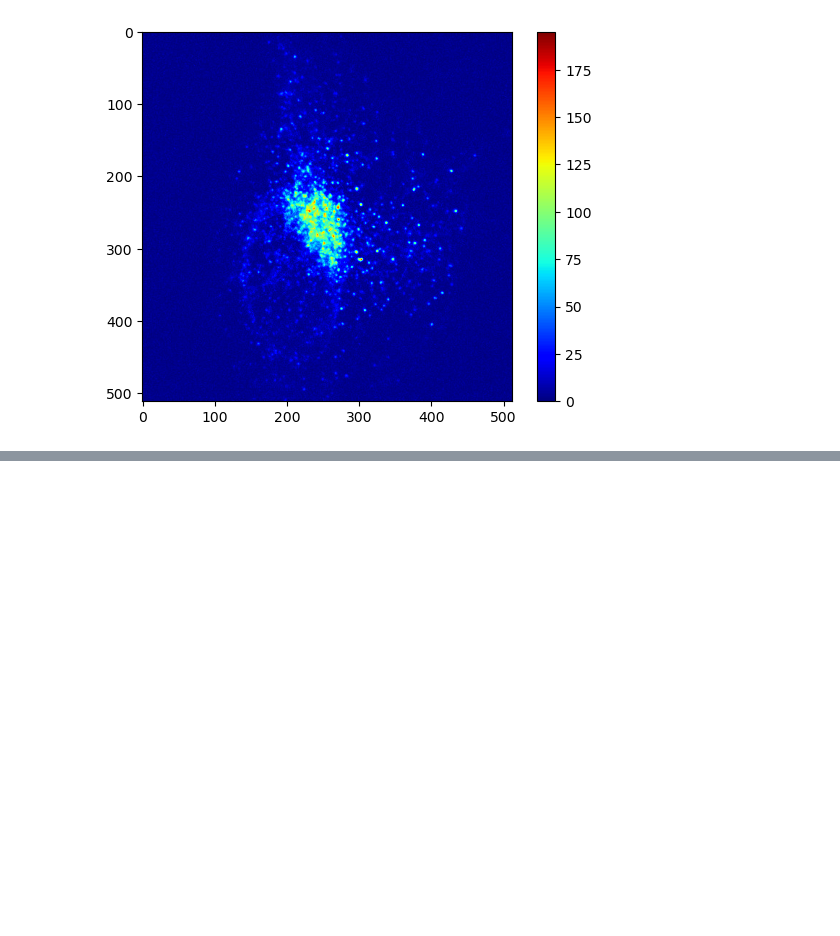
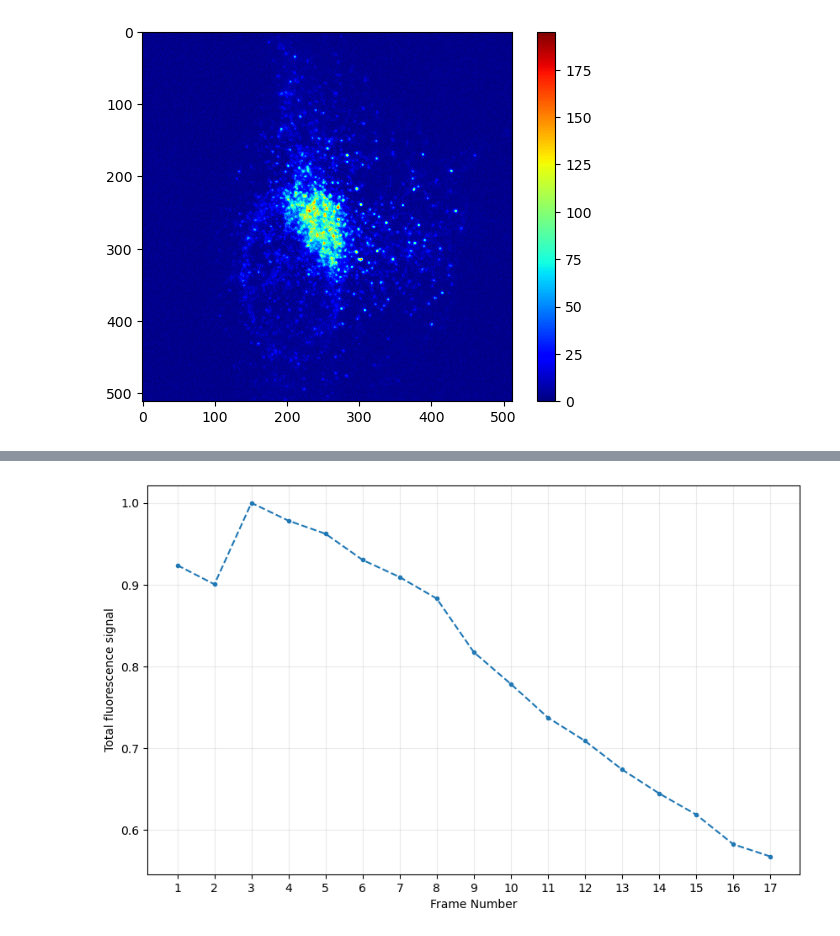
Before and after one commit to Arcen3/AppChallenge2273-2024, a Jupyter notebook: PictureThousandPoints.ipynb, the cells around one changed output, grey strips where cells are left out. Saved outputs shown, nothing was run; the diff lists cells and outputs as text; code cells hidden in the pictures; blank space fills up the shorter version.

```diff
--- a/PictureThousandPoints.ipynb
+++ b/PictureThousandPoints.ipynb
@@ -34,0 +40,25 @@ img_data.sum()=1678097
+# %%
+# Task 3
+total_fluorescence = []
+for path in path_to_images:
+    img_data = plt.imread(path)
+    total_fluorescence.append(img_data.sum())
+
+total_fluorescence = np.array(total_fluorescence)
+max_fluorescence = total_fluorescence.max()
+fluo_ratio = total_fluorescence/max_fluorescence
+
+#graphing
+frames = np.arange(1,18)
+fig = plt.figure(figsize = (10,6))
+plt.plot(frames, fluo_ratio, marker = '.', ls='dashed')
+plt.xticks(ticks = np.arange(1,18))
+plt.grid(alpha = 0.25)
+plt.ylabel('Total fluorescence signal', rotation = 90)
+plt.xlabel('Frame Number')
+plt.show()
+
+# print(fluo_ratio)
+# print(total_fluorescence)
+# %% [output]
+[figure, added]
```
Also changed, not shown: parts of 6 cells of this notebook, 1 other file.
